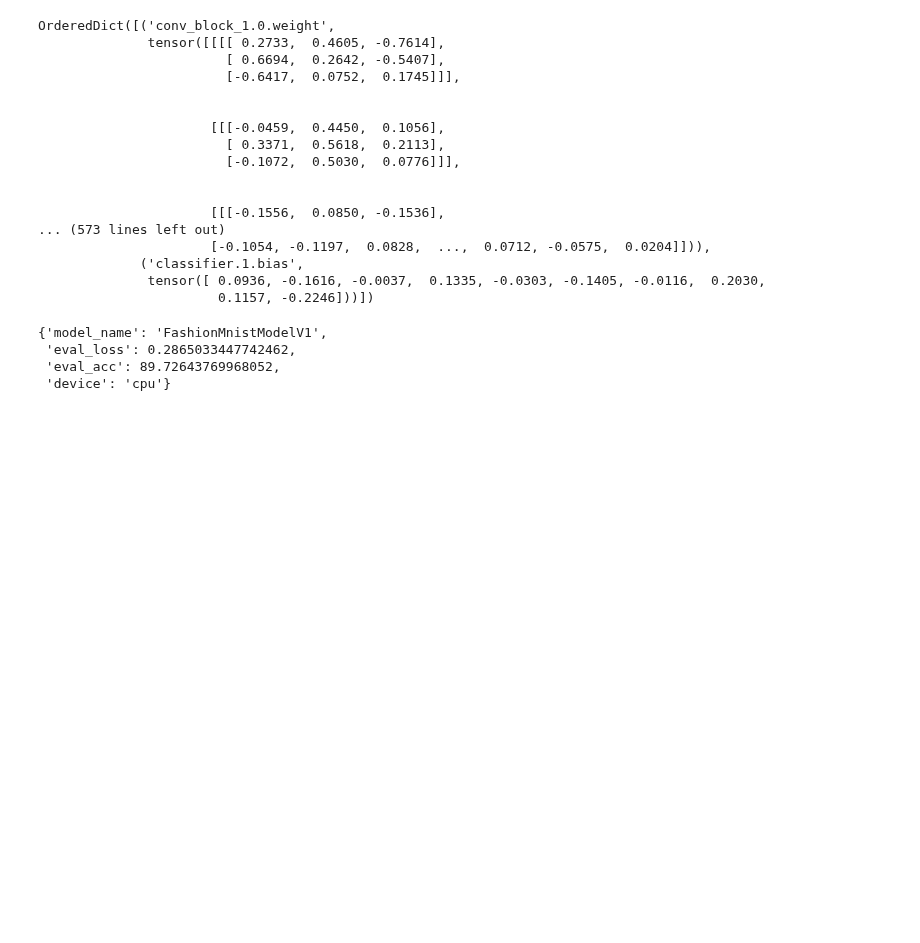
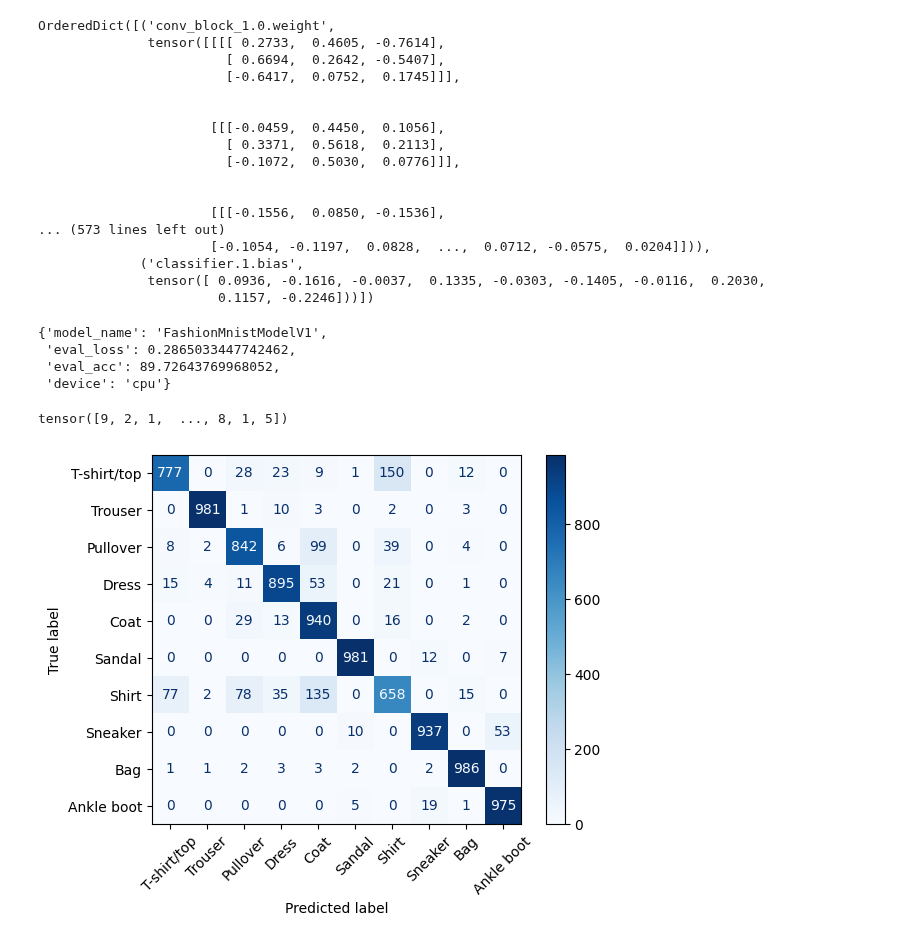
Before and after one commit to sam-eer12/projectSLM, a Jupyter notebook: book4.ipynb, the cells around one changed output. Cells and saved outputs as stored; diff of their text form; code cells hidden in the pictures; blank space fills up the shorter version.

```diff
--- a/CV.ipynb
+++ b/book4.ipynb
@@ -784,3 +784,28 @@ model1_results
  'eval_loss': 0.2865033447742462,
  'eval_acc': 89.72643769968052,
  'device': 'cpu'}
+# %%
+y_pred = []
+from tqdm.auto import tqdm
+model_1.eval()
+with torch.inference_mode():
+    for X_test, y_test in tqdm(test_dataloader):
+        test_pred = model_1(X_test)
+        y_pred.append(test_pred.argmax(dim=1))
+y_pred = torch.cat(y_pred)
+y_pred
+# %% [output]
+tensor([9, 2, 1,  ..., 8, 1, 5])
+# %%
+from sklearn.metrics import confusion_matrix, ConfusionMatrixDisplay
+import matplotlib.pyplot as plt
+import numpy as np
+y_true = test_dataset.targets.numpy()
+y_pred = np.array(y_pred)
+cm = confusion_matrix(y_true, y_pred)
+disp = ConfusionMatrixDisplay(confusion_matrix=cm, display_labels=class_names)
+disp.plot(cmap=plt.cm.Blues)
+plt.xticks(rotation=45)
+plt.show()
+# %% [output]
+[figure, added]
```
Also changed, not shown: parts of 2 cells of this notebook, 8 other files.
